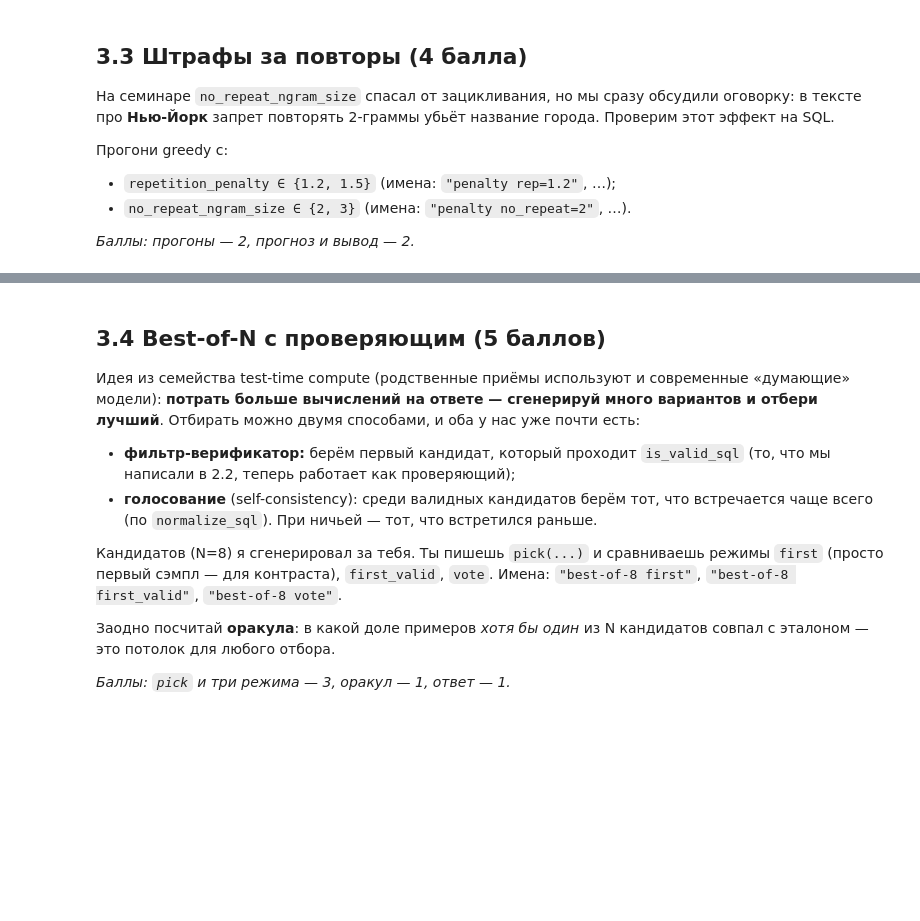
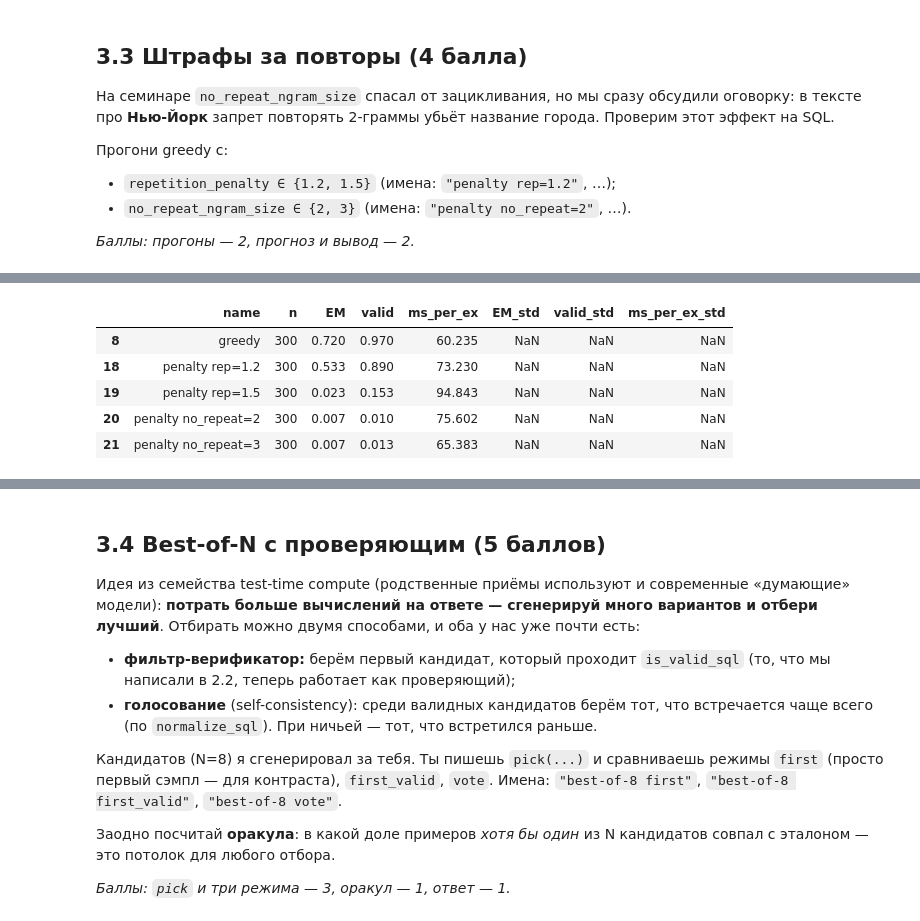
Before and after one commit to SashaVeremchuk/GP_ML_2026, a Jupyter notebook: ДЗ_№3.ipynb, the cells around one changed output, grey strips where cells are left out. Saved outputs shown, nothing was run; the diff lists cells and outputs as text; code cells hidden in the pictures; blank space fills up the shorter version.

```diff
--- a/ДЗ_№3.ipynb
+++ b/ДЗ_№3.ipynb
@@ -933,4 +1090,26 @@ ft_model, hist = ...
 # %%
 # Эксперимент A: маска промпта (n_train=2000)
 # TODO: две модели (mask_prompt True/False), оценка на val, имена "fine-tuned [mask=on] ..." / "fine-tuned [mask=off] ..."
-...
+N_TRAIN_EXP_A = 2000
+
+for mask_on in [True, False]:
+    mask_status = "on" if mask_on else "off"
+    exp_name = f"fine-tuned [mask={mask_status}] default"
+
+    model, hist = run_training(
+        n_train=N_TRAIN_EXP_A,
+        mask_prompt=mask_on,
+        eval_every=100
+    )
+
+    eval_sql(
+        name=exp_name,
+        model=model,
+        examples=sql_val
+    )
+
+    del model
+    gc.collect()
+    torch.cuda.empty_cache()
+
+show_log("mask=")
@@ -1060,2 +1512,27 @@ show_log("greedy|penalty")
+# %%
+for rep in [1.2, 1.5]:
+    eval_sql(
+        name=f"penalty rep={rep}",
+        model=best_model,
+        examples=sql_val,
+        repetition_penalty=rep
+    )
+
+for ngram in [2, 3]:
+    eval_sql(
+        name=f"penalty no_repeat={ngram}",
+        model=best_model,
+        examples=sql_val,
+        no_repeat_ngram_size=ngram
+    )
+
+show_log("greedy|penalty")
+# %% [output]
+|  | name | n | EM | valid | ms_per_ex | EM_std | valid_std | ms_per_ex_std |
+| 8 | greedy | 300 | 0.720 | 0.970 | 60.235 | NaN | NaN | NaN |
+| 18 | penalty rep=1.2 | 300 | 0.533 | 0.890 | 73.230 | NaN | NaN | NaN |
+| 19 | penalty rep=1.5 | 300 | 0.023 | 0.153 | 94.843 | NaN | NaN | NaN |
+| 20 | penalty no_repeat=2 | 300 | 0.007 | 0.010 | 75.602 | NaN | NaN | NaN |
+| 21 | penalty no_repeat=3 | 300 | 0.007 | 0.013 | 65.383 | NaN | NaN | NaN |
 # %% [markdown]
 **✍️ Вывод (3.3):** Совпал ли прогноз? Найди 2–3 конкретных примера, где штраф испортил запрос (`generate_sql(..., repetition_penalty=1.5)` против greedy), и объясни, что именно сломалось. Подсказка: штрафы в `generate` смотрят на **все** токены контекста — и на уже сгенерированные, и на промпт. Как это связано с тем, что SQL копирует имена из схемы?
```
Also changed, not shown: parts of 54 cells of this notebook.
